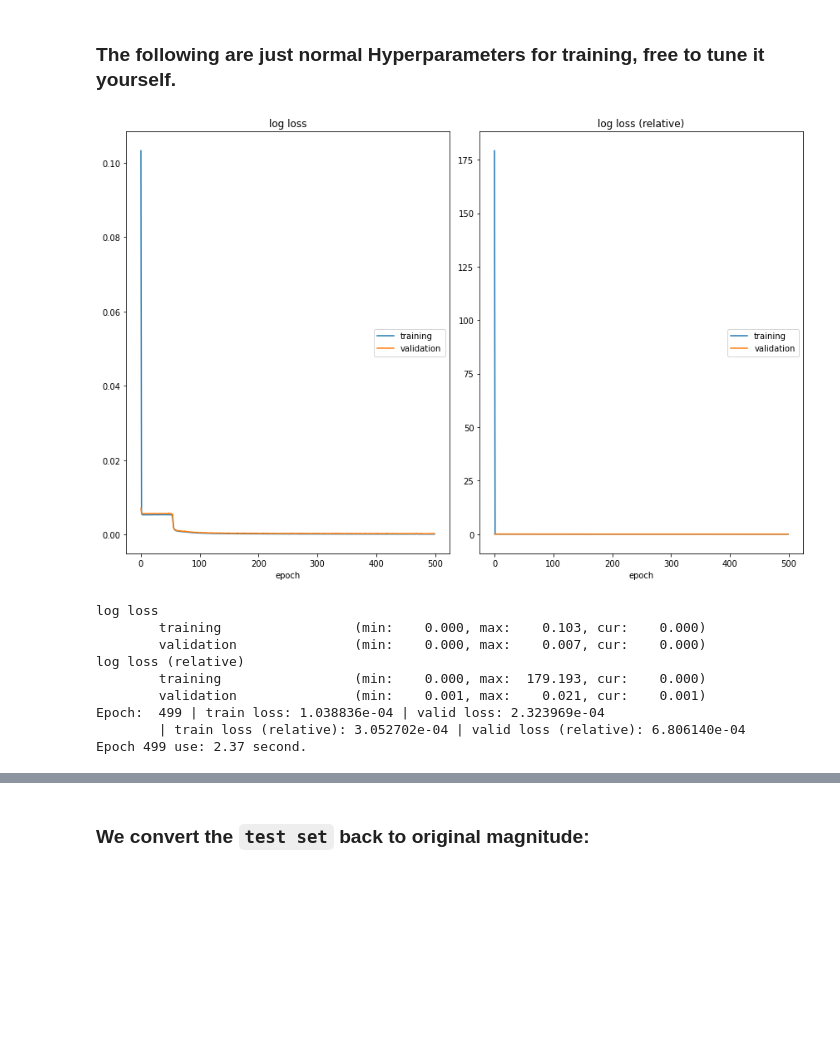
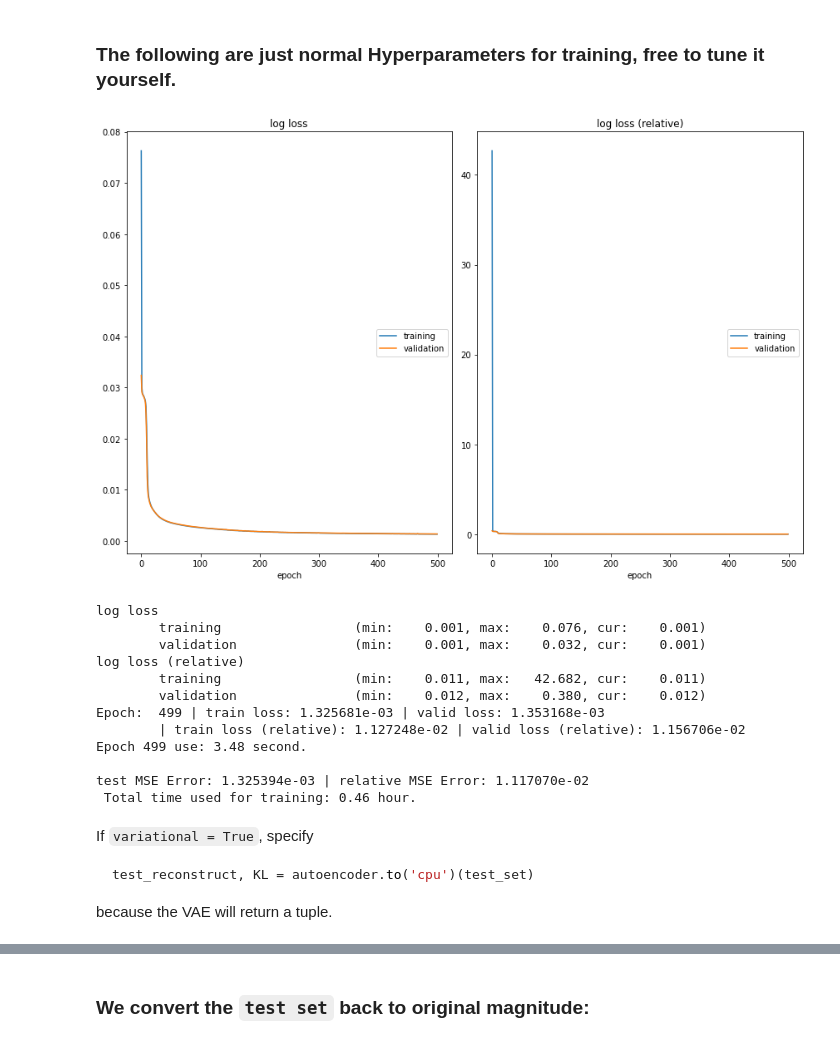
Before and after one commit to acse-jy220/SFC-CAE-Ready-to-use, a Jupyter notebook: Colab/Instruction_SFC_CAE.ipynb, the cells around one changed output, grey strips where cells are left out. Cells and saved outputs as stored; diff of their text form; code cells hidden in the pictures; blank space fills up the shorter version.

````diff
--- a/Colab/Instruction_SFC_CAE.ipynb
+++ b/Colab/Instruction_SFC_CAE.ipynb
@@ -160,3 +164,5 @@ activation = nn.ReLU()
+# %%
+invert_space_filling_orderings = [np.argsort(space_filling_orderings[0])]
 # %%
 autoencoder = SFC_CAE(input_size,
                       dimension,
@@ -167,4 +173,5 @@ autoencoder = SFC_CAE(input_size,
                       dims_latent,
                       space_filling_orderings,
                       invert_space_filling_orderings,
-                      activation)
+                      activation,
+                      variational = variational)
@@ -173,7 +182,7 @@ autoencoder = SFC_CAE(input_size,
 # %%
 batch_size = 16
 seed = 41
-lr = 1e-3
+lr = 1e-4
 n_epochs = 500
 weight_decay = 0
 criterion_type = 'MSE'
@@ -181,26 +190,37 @@ valid_batch_size = valid_set.shape[0]
 # %%
 train_loader = DataLoader(dataset=train_set, batch_size=batch_size, shuffle=True)
 valid_loader = DataLoader(dataset=valid_set, batch_size=valid_batch_size, shuffle=True)
+test_loader = DataLoader(dataset=test_set, batch_size=valid_batch_size, shuffle=True)
 # %%
 autoencoder = train_model(autoencoder,
                           train_loader = train_loader,
                           valid_loader = valid_loader,
+                          test_loader = test_loader,
                           n_epochs = n_epochs,
                           lr = lr,
                           weight_decay = weight_decay,
                           criterion_type = criterion_type,
                           seed = seed)
 # %% [output]
-[figure, old version]
+[figure, new version]
 log loss
-        training                 (min:    0.000, max:    0.103, cur:    0.000)
-        validation               (min:    0.000, max:    0.007, cur:    0.000)
+        training                 (min:    0.001, max:    0.076, cur:    0.001)
+        validation               (min:    0.001, max:    0.032, cur:    0.001)
 log loss (relative)
-        training                 (min:    0.000, max:  179.193, cur:    0.000)
-        validation               (min:    0.001, max:    0.021, cur:    0.001)
-Epoch:  499 | train loss: 1.038836e-04 | valid loss: 2.323969e-04
-        | train loss (relative): 3.052702e-04 | valid loss (relative): 6.806140e-04
-Epoch 499 use: 2.37 second.
+        training                 (min:    0.011, max:   42.682, cur:    0.011)
+        validation               (min:    0.012, max:    0.380, cur:    0.012)
+Epoch:  499 | train loss: 1.325681e-03 | valid loss: 1.353168e-03
+        | train loss (relative): 1.127248e-02 | valid loss (relative): 1.156706e-02
+Epoch 499 use: 3.48 second.
+
+test MSE Error: 1.325394e-03 | relative MSE Error: 1.117070e-02
+ Total time used for training: 0.46 hour.
+# %% [markdown]
+If `variational = True`, specify
+```Python
+test_reconstruct, KL = autoencoder.to('cpu')(test_set)
+```
+because the VAE will return a tuple.
 # %%
 test_reconstruct = autoencoder.to('cpu')(test_set)
 print('test MSE loss: %e' % nn.MSELoss()(test_set, test_reconstruct).item())
````
Also changed, not shown: parts of 26 cells of this notebook.
